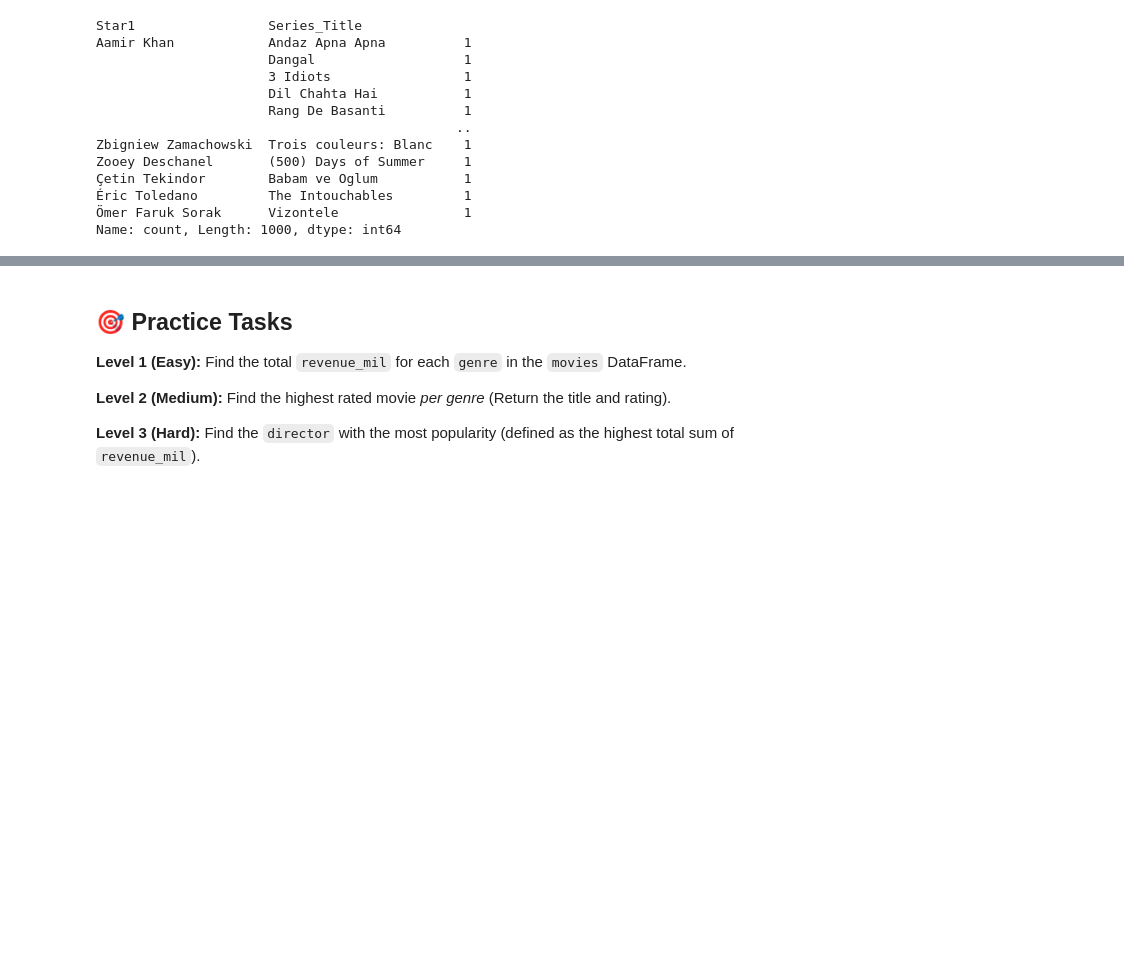
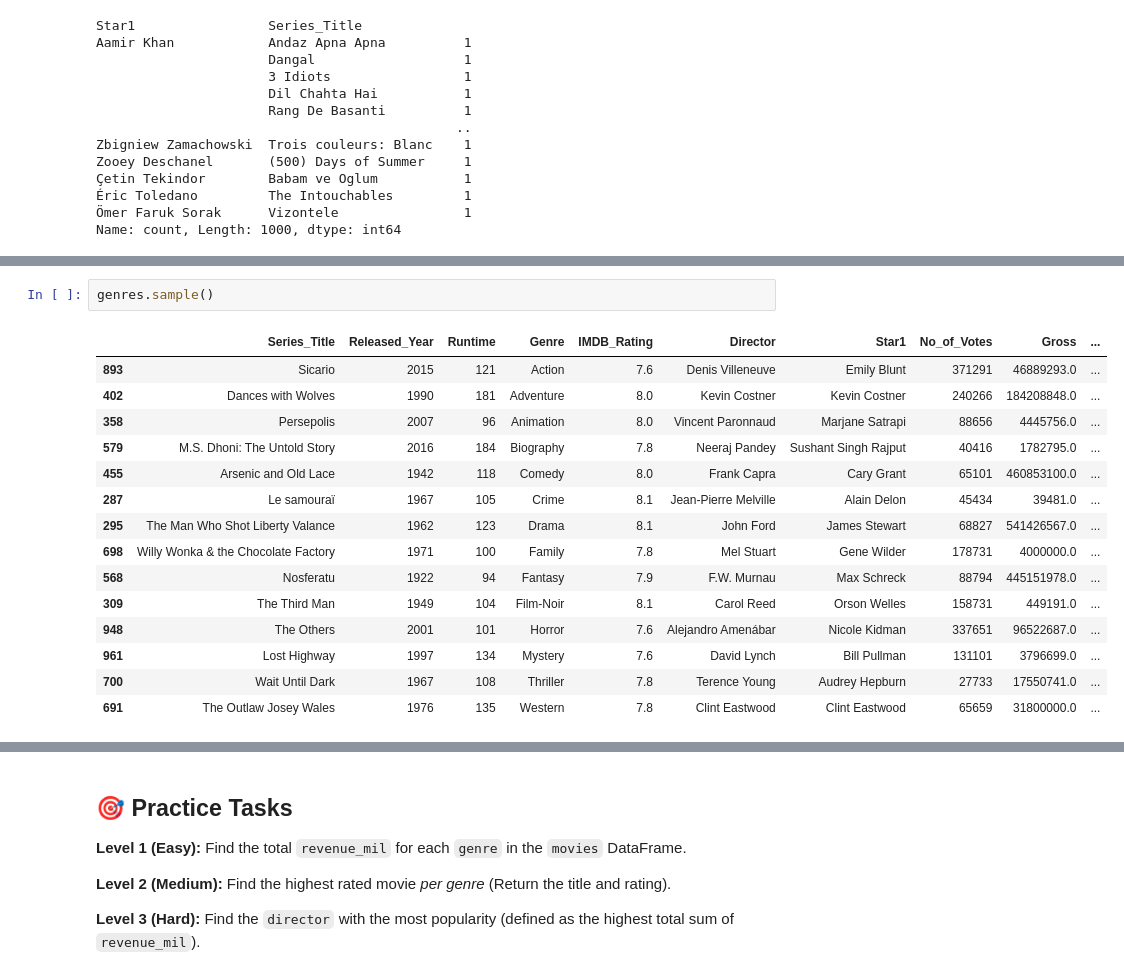
Before and after one commit to beingAnujChaudhary/personalNotes, a Jupyter notebook: notebooks/3. pandas/1.4 pandas.ipynb, the cells around one changed output, grey strips where cells are left out. Saved outputs shown, nothing was run; the diff lists cells and outputs as text; blank space fills up the shorter version.

```diff
--- a/notebooks/3. pandas/1.4 pandas.ipynb
+++ b/notebooks/3. pandas/1.4 pandas.ipynb
@@ -229,0 +369,18 @@ Name: count, Length: 1000, dtype: int64
+# %%
+genres.sample()
+# %% [output]
+|  | Series_Title | Released_Year | Runtime | Genre | IMDB_Rating | Director | Star1 | No_of_Votes | Gross | ... |
+| 893 | Sicario | 2015 | 121 | Action | 7.6 | Denis Villeneuve | Emily Blunt | 371291 | 46889293.0 | ... |
+| 402 | Dances with Wolves | 1990 | 181 | Adventure | 8.0 | Kevin Costner | Kevin Costner | 240266 | 184208848.0 | ... |
+| 358 | Persepolis | 2007 | 96 | Animation | 8.0 | Vincent Paronnaud | Marjane Satrapi | 88656 | 4445756.0 | ... |
+| 579 | M.S. Dhoni: The Untold Story | 2016 | 184 | Biography | 7.8 | Neeraj Pandey | Sushant Singh Rajput | 40416 | 1782795.0 | ... |
+| 455 | Arsenic and Old Lace | 1942 | 118 | Comedy | 8.0 | Frank Capra | Cary Grant | 65101 | 460853100.0 | ... |
+| 287 | Le samouraï | 1967 | 105 | Crime | 8.1 | Jean-Pierre Melville | Alain Delon | 45434 | 39481.0 | ... |
+| 295 | The Man Who Shot Liberty Valance | 1962 | 123 | Drama | 8.1 | John Ford | James Stewart | 68827 | 541426567.0 | ... |
+| 698 | Willy Wonka & the Chocolate Factory | 1971 | 100 | Family | 7.8 | Mel Stuart | Gene Wilder | 178731 | 4000000.0 | ... |
+| 568 | Nosferatu | 1922 | 94 | Fantasy | 7.9 | F.W. Murnau | Max Schreck | 88794 | 445151978.0 | ... |
+| 309 | The Third Man | 1949 | 104 | Film-Noir | 8.1 | Carol Reed | Orson Welles | 158731 | 449191.0 | ... |
+| 948 | The Others | 2001 | 101 | Horror | 7.6 | Alejandro Amenábar | Nicole Kidman | 337651 | 96522687.0 | ... |
+| 961 | Lost Highway | 1997 | 134 | Mystery | 7.6 | David Lynch | Bill Pullman | 131101 | 3796699.0 | ... |
+| 700 | Wait Until Dark | 1967 | 108 | Thriller | 7.8 | Terence Young | Audrey Hepburn | 27733 | 17550741.0 | ... |
+| 691 | The Outlaw Josey Wales | 1976 | 135 | Western | 7.8 | Clint Eastwood | Clint Eastwood | 65659 | 31800000.0 | ... |
```
Also changed, not shown: parts of 37 cells of this notebook.
